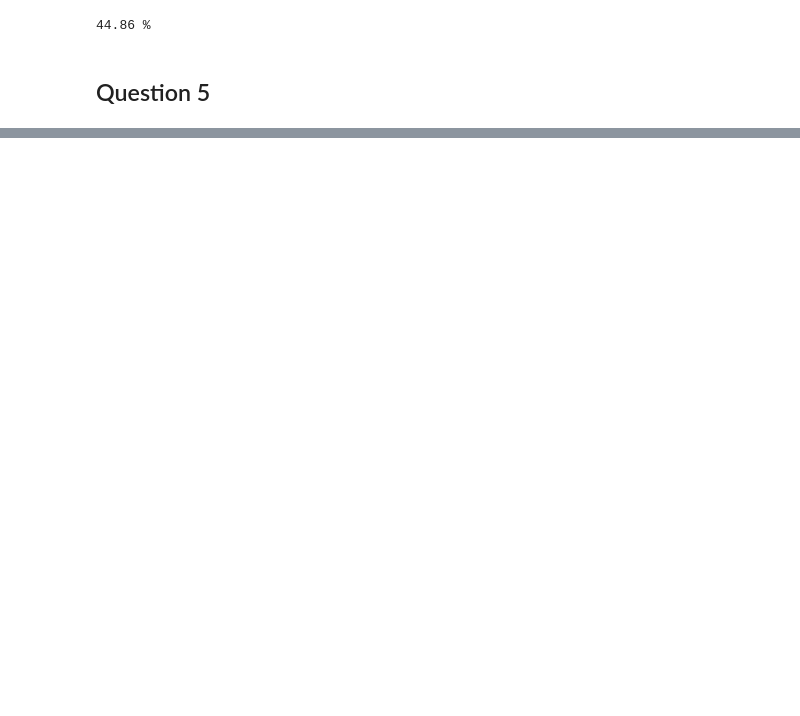
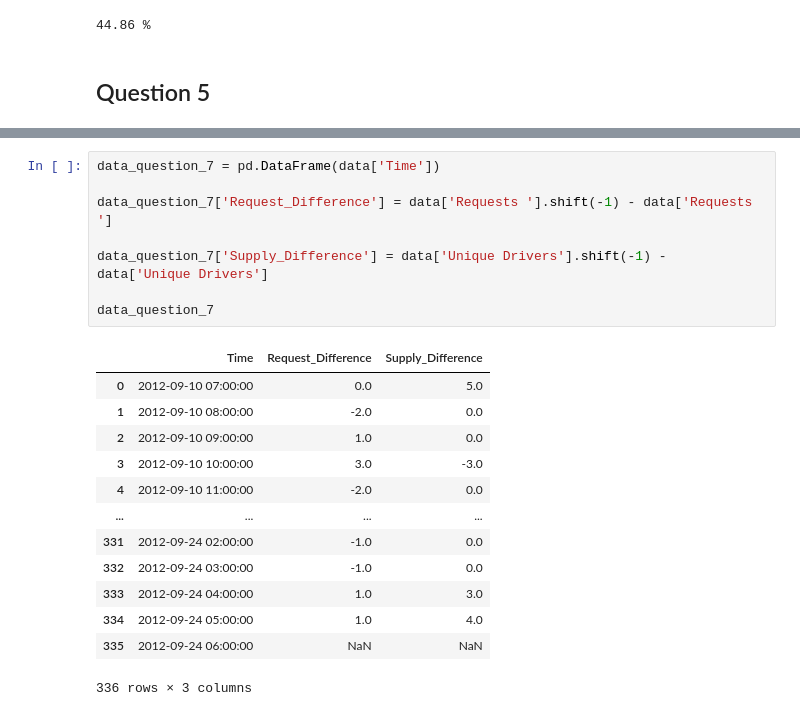
Before and after one commit to tugceturkkal/Data-Projects, a Jupyter notebook: Insights from City Supply and Demand Data.ipynb, the cells around one changed output, grey strips where cells are left out. Saved outputs shown, nothing was run; the diff lists cells and outputs as text; blank space fills up the shorter version.

```diff
--- a/Insights from City Supply and Demand Data.ipynb
+++ b/Insights from City Supply and Demand Data.ipynb
@@ -311,0 +375,22 @@ print(weekend_zeroes_percentage.round(2) , "%")
+# %%
+data_question_7 = pd.DataFrame(data['Time'])
+
+data_question_7['Request_Difference'] = data['Requests '].shift(-1) - data['Requests ']
+
+data_question_7['Supply_Difference'] = data['Unique Drivers'].shift(-1) - data['Unique Drivers']
+
+data_question_7
+# %% [output]
+|  | Time | Request_Difference | Supply_Difference |
+| 0 | 2012-09-10 07:00:00 | 0.0 | 5.0 |
+| 1 | 2012-09-10 08:00:00 | -2.0 | 0.0 |
+| 2 | 2012-09-10 09:00:00 | 1.0 | 0.0 |
+| 3 | 2012-09-10 10:00:00 | 3.0 | -3.0 |
+| 4 | 2012-09-10 11:00:00 | -2.0 | 0.0 |
+| ... | ... | ... | ... |
+| 331 | 2012-09-24 02:00:00 | -1.0 | 0.0 |
+| 332 | 2012-09-24 03:00:00 | -1.0 | 0.0 |
+| 333 | 2012-09-24 04:00:00 | 1.0 | 3.0 |
+| 334 | 2012-09-24 05:00:00 | 1.0 | 4.0 |
+| 335 | 2012-09-24 06:00:00 | NaN | NaN |
+336 rows × 3 columns
```
Also changed, not shown: parts of 18 cells of this notebook.
